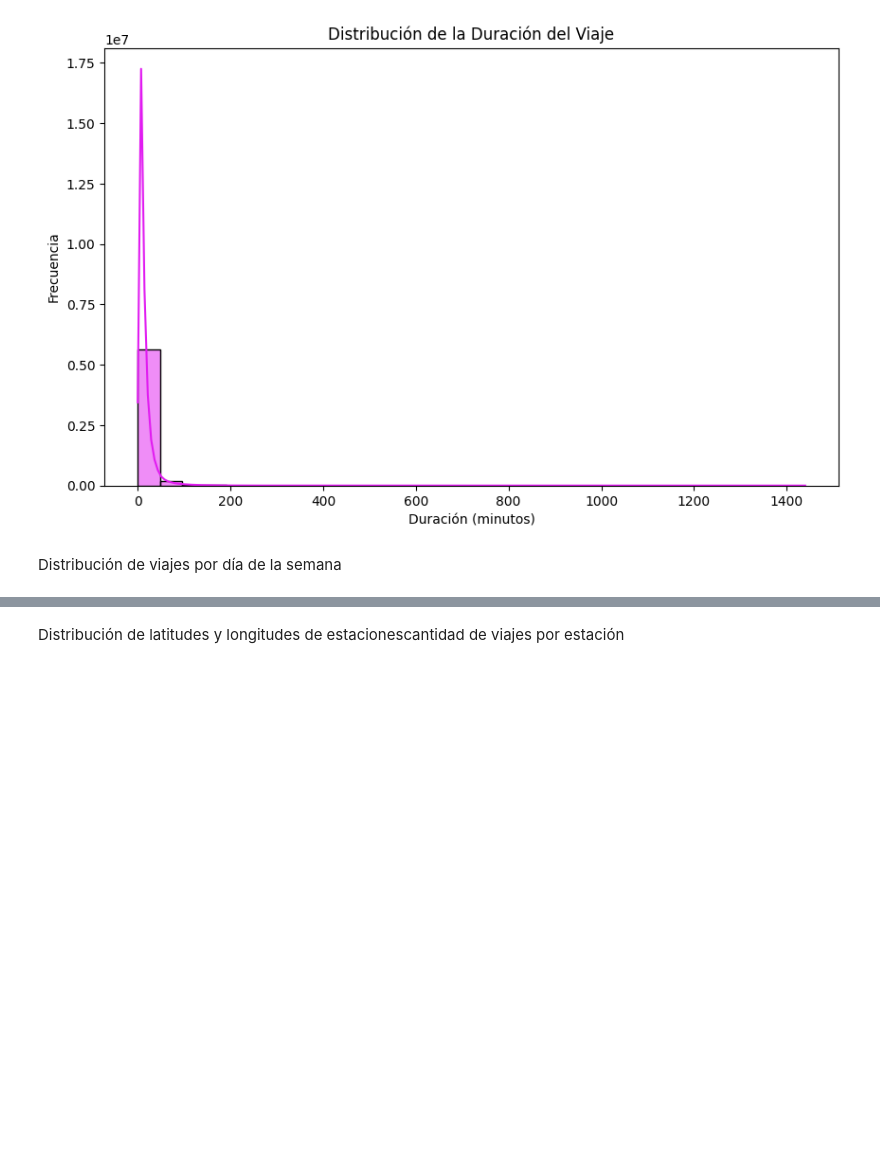
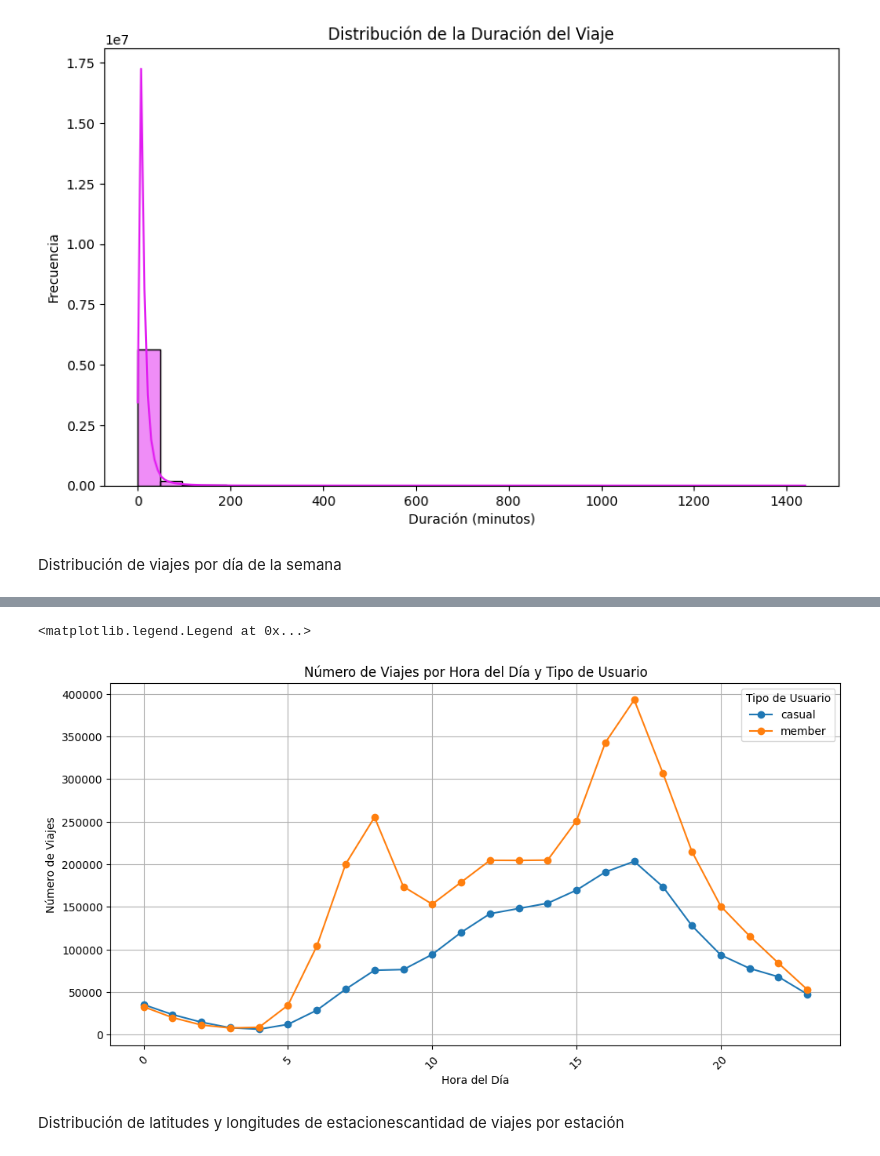
Before and after one commit to VivianaEVV/Caso-pr-ctico-Curso-An-lisis-de-Datos-de-Google-Specialization, a Jupyter notebook: Caso_Practico_Cyclistic.ipynb, the cells around one changed output, grey strips where cells are left out. Saved outputs shown, nothing was run; the diff lists cells and outputs as text; code cells hidden in the pictures; blank space fills up the shorter version.

```diff
--- a/Caso_Practico_Cyclistic.ipynb
+++ b/Caso_Practico_Cyclistic.ipynb
@@ -225,0 +226,12 @@ plt.show()
+# %%
+# Asegúrate de que 'inicio_viaje' esté en formato datetime
+df_analisis['inicio_viaje'] = pd.to_datetime(df_analisis['inicio_viaje'], errors='coerce') # Changed df to df_analisis
+
+# Extraer la hora del día
+df_analisis['hour_of_day'] = df_analisis['inicio_viaje'].dt.hour # Changed df to df_analisis
+
+# Recuento de viajes por hora, usando 'tipo_usuario' correctamente
+trips_by_hour = df_analisis.groupby(['tipo_usuario', 'hour_of_day']).size().unstack() # Changed df to df_analisis
+
+# Mostrar el resultado
+print(trips_by_hour)
@@ -226,3 +255,23 @@ plt.show()
+# %%
+# Graficar el recuento de viajes por hora y tipo de usuario
+plt.figure(figsize=(12, 6))
+
+# Crear gráfico de líneas por tipo de usuario
+for tipo_usuario in trips_by_hour.index:
+    plt.plot(trips_by_hour.columns, trips_by_hour.loc[tipo_usuario], label=tipo_usuario, marker='o')
+
+# Añadir título y etiquetas
+plt.title('Número de Viajes por Hora del Día y Tipo de Usuario')
+plt.xlabel('Hora del Día')
+plt.ylabel('Número de Viajes')
+plt.xticks(rotation=45)  # Rotar las etiquetas de las horas
+plt.grid(True)
+
+# Mostrar la leyenda
+plt.legend(title='Tipo de Usuario')
+# %% [output]
+<matplotlib.legend.Legend at 0x...>
+[figure, added]
 # %% [markdown]
 Distribución de latitudes y longitudes de estacionescantidad de viajes por estación
 # %%
```
Also changed, not shown: parts of 5 cells of this notebook.
